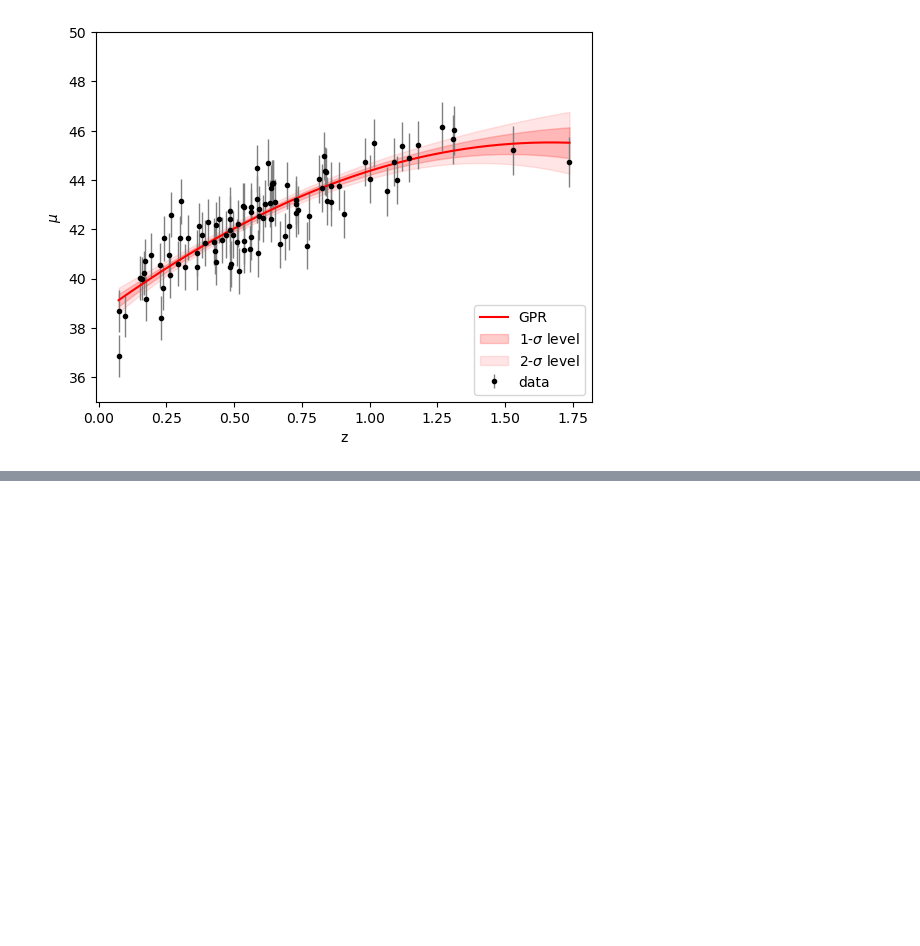
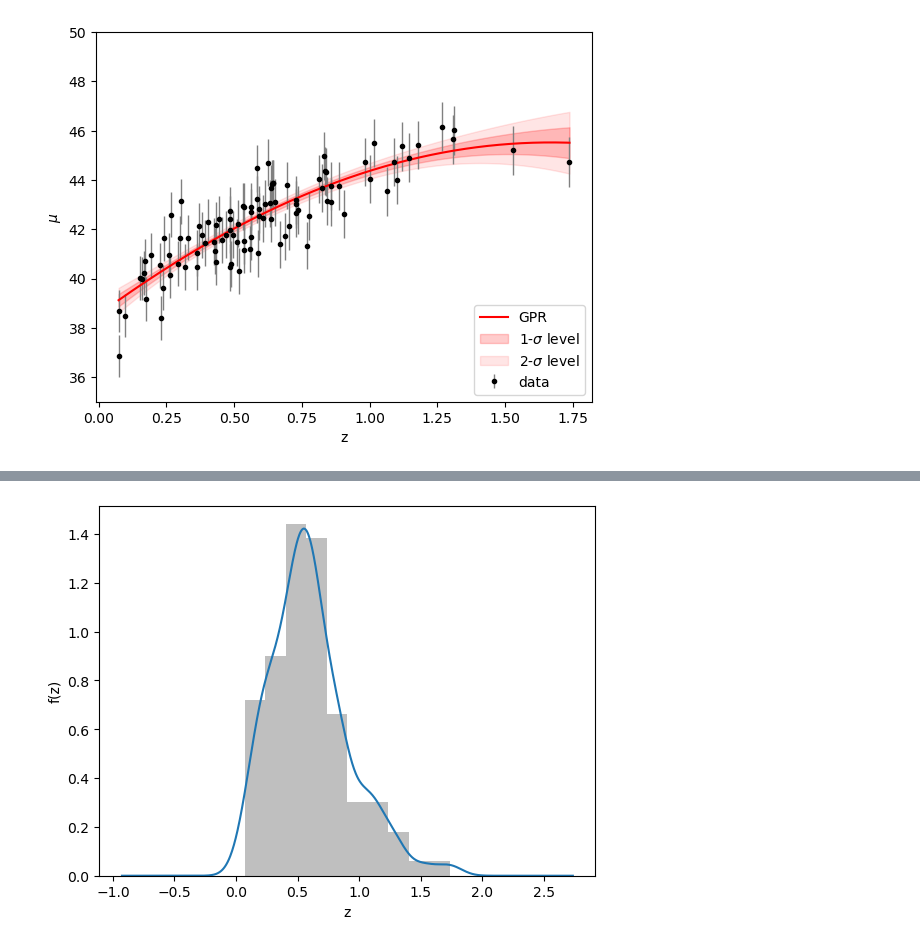
Before and after one commit to ebianchi803/astrostatistics_bicocca_2026, a Jupyter notebook: working/L18.ipynb, the cells around one changed output, grey strips where cells are left out. Cells and saved outputs as stored; diff of their text form; code cells hidden in the pictures; blank space fills up the shorter version.

```diff
--- a/working/L18.ipynb
+++ b/working/L18.ipynb
@@ -161,0 +105,15 @@ plt.ylim(35,50)
+# %%
+z_vals = np.array(z_sample).reshape(-1, 1)
+kde = KernelDensity(kernel='gaussian', bandwidth=0.1).fit(z_vals)
+# %%
+z_plot = np.linspace(z_vals.min() - 1, z_vals.max() + 1, 1000).reshape(-1, 1)
+log_dens = kde.score_samples(z_plot)
+dens = np.exp(log_dens)
+plt.hist(z_sample, color='gray',alpha=0.5,label='data',density=True)
+
+plt.plot(z_plot[:, 0], dens)
+plt.xlabel('z')
+plt.ylabel('f(z)')
+plt.show()
+# %% [output]
+[figure, added]
```
Also changed, not shown: parts of 7 cells of this notebook.
